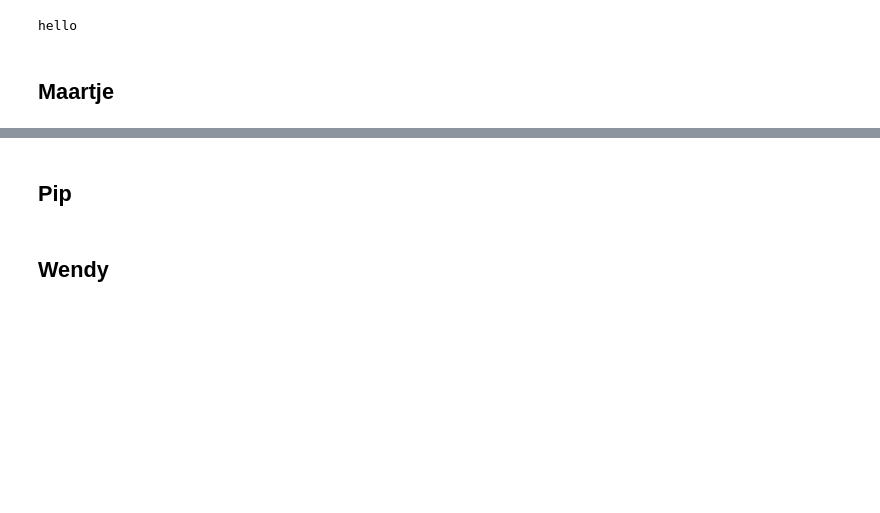
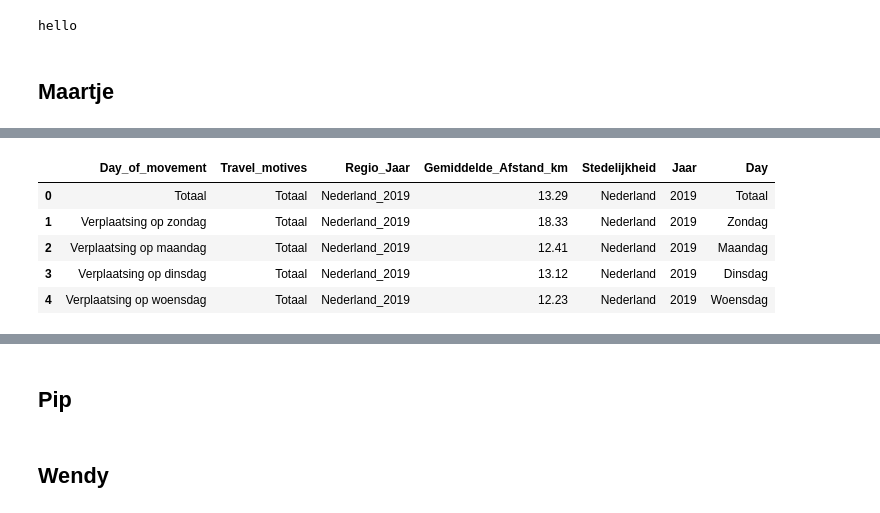
Before and after one commit to wendyqxc/Group8, a Jupyter notebook: Code_per_person.ipynb, the cells around one changed output, grey strips where cells are left out. Drawn from its saved outputs; the diff is of its cells as text; code cells hidden in the pictures; blank space fills up the shorter version.

```diff
--- a/Code_per_person.ipynb
+++ b/Code_per_person.ipynb
@@ -26,0 +67,14 @@ hello
+# %%
+'''Formatting columnames from multiindex, to single index'''
+new_cols = [] #creating new list for new column names
+for i, col in enumerate(df1.columns): #looping through all columns
+    if i == 0: #first column: (NaN, NaN, 'Verplaatsingskenmerken')
+        new_cols.append('Day_of_movement') #give this multindex column the name 'Day_of_movement'
+    elif i == 1: #second column: ('Regiokenmerken', 'Perioden', 'Reismotieven')
+        new_cols.append('Travel_motives') #give this multindex column the name 'Travel_motives'
+    else: #all other columns containing the 'real' data
+        new_cols.append(f"{col[0]}_{col[1]}") #ignoring the 3 item in each tuple: 'reizigerskilometers' because this item is the same everywhere so we can ignore it
+
+df2 = df1.copy() #making a copy of the first dataframe
+df2.columns = new_cols #giving this new dataframe the new single index column names
+df2.head()
@@ -26,0 +88,40 @@ hello
+# %%
+"""Melting dataframe from wide into long format"""
+col_melt = [col for col in df2.columns if '0' in col] #making a selection of all columns that contain a value (number). So all the columns which have a 0 in the name
+
+df3 = df2[ #creating a new dataframe which should contain...
+    (df2['Travel_motives'] == 'Totaal') & #total travel motives instead of all seperate motives (work, school etc.)
+    (df2['Day_of_movement'].str.contains('Verplaatsing op|Totaal'))].copy() #and the day of movement should be specified
+
+#melting df3 to long format
+df_long = pd.melt(
+    df3,
+    id_vars=['Day_of_movement', 'Travel_motives'], #the columns we want to keep as they are
+    value_vars=col_melt, #the columns we want to melt (so all the columns that contain data)
+    var_name='Regio_Jaar', #name of the new column containing the specification
+    value_name='Gemiddelde_Afstand_km' #name of new column containing the data per specification
+)
+
+#spliting the regio_jaar column
+df_long[['Stedelijkheid', 'Jaar']] = df_long['Regio_Jaar'].str.split('_', expand=True)
+#adding an extra column 'Day' in which the day names are expressed shorter (which is better for visualisation later on)
+df_long['Day'] = df_long['Day_of_movement'].str.replace('Verplaatsing op ', '', regex=False).str.capitalize()
+
+#converting all ',' to '.' so graphing is possible later on
+df_long['Gemiddelde_Afstand_km'] = (
+    df_long['Gemiddelde_Afstand_km']
+      .astype(str)                   #making a string of the data so that we are able to perform string operations on it (such as replace ',' by '.')
+      .str.replace('\u00A0', '')     #delete non-breaking space
+      .str.replace(',', '.', regex=False)) #replace ',' with '.' so python sees the data as floats
+
+#convert all data to numeric so python sees the data as actual numbers and can make a graph with it later on
+df_long['Gemiddelde_Afstand_km'] = pd.to_numeric(df_long['Gemiddelde_Afstand_km'], errors='coerce')
+
+df_long.head()
+# %% [output]
+|  | Day_of_movement | Travel_motives | Regio_Jaar | Gemiddelde_Afstand_km | Stedelijkheid | Jaar | Day |
+| 0 | Totaal | Totaal | Nederland_2019 | 13.29 | Nederland | 2019 | Totaal |
+| 1 | Verplaatsing op zondag | Totaal | Nederland_2019 | 18.33 | Nederland | 2019 | Zondag |
+| 2 | Verplaatsing op maandag | Totaal | Nederland_2019 | 12.41 | Nederland | 2019 | Maandag |
+| 3 | Verplaatsing op dinsdag | Totaal | Nederland_2019 | 13.12 | Nederland | 2019 | Dinsdag |
+| 4 | Verplaatsing op woensdag | Totaal | Nederland_2019 | 12.23 | Nederland | 2019 | Woensdag |
```
Also changed, not shown: parts of 6 cells of this notebook.
